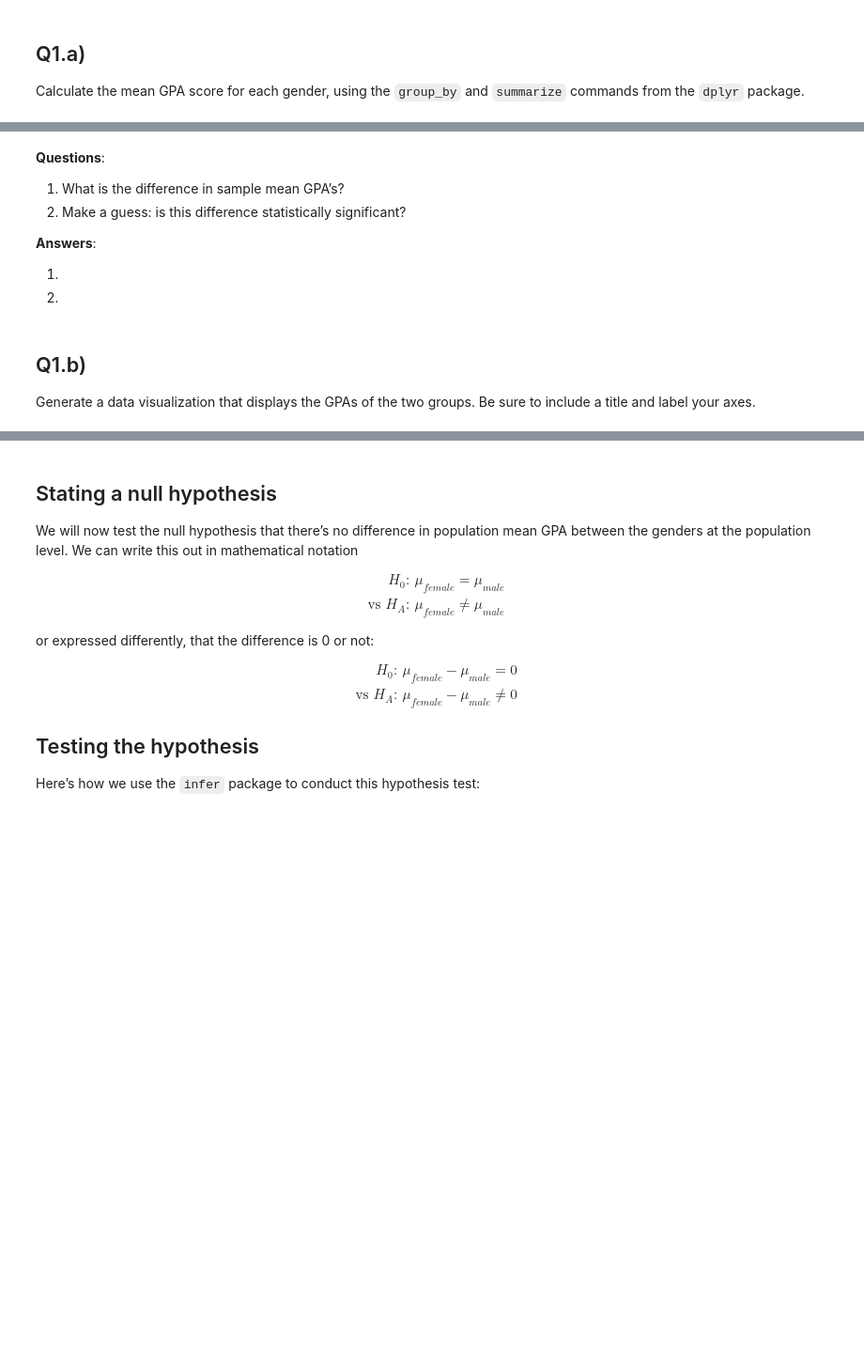
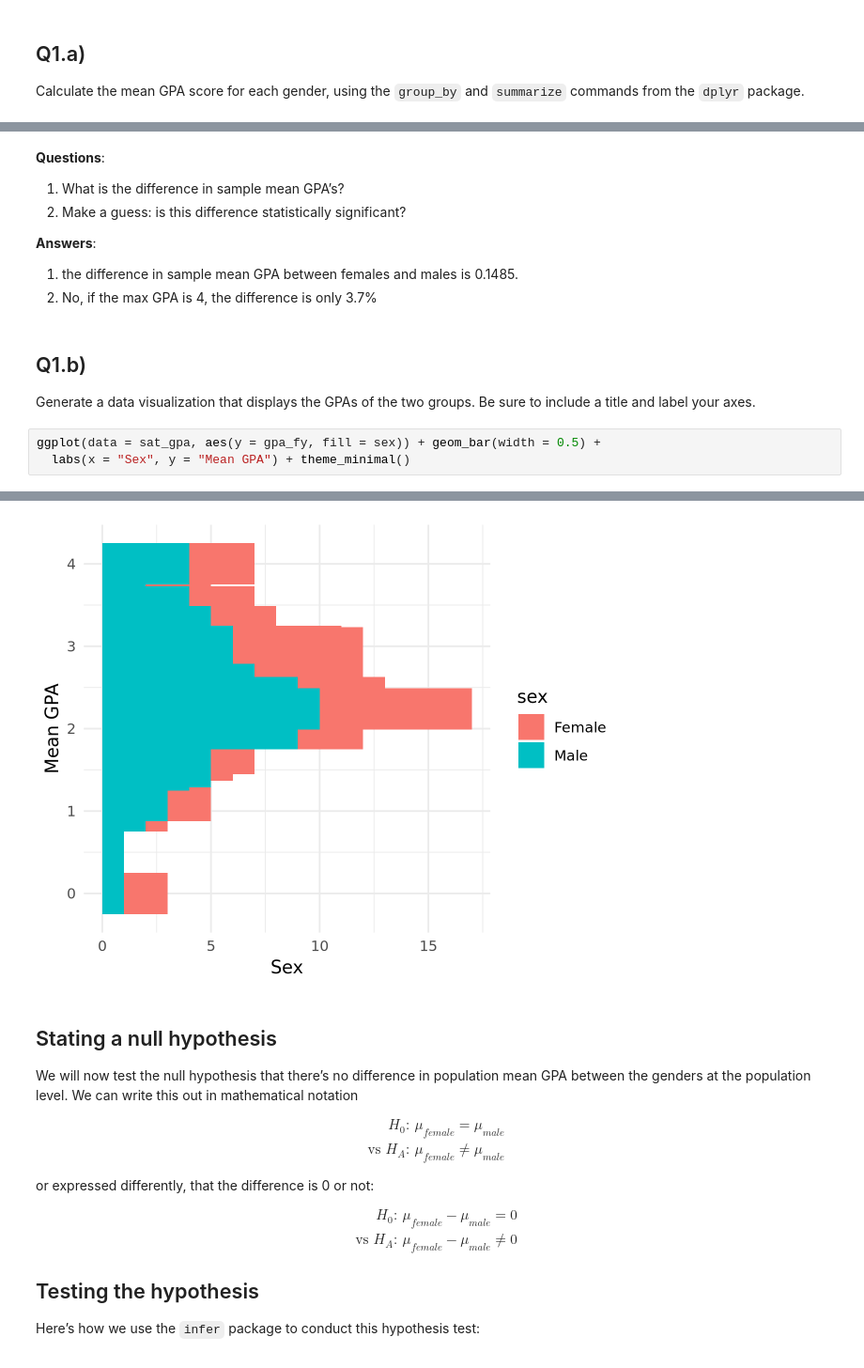
Before and after one commit to UNC-DATA-730/unit-9-assignment-setiadha-unc, a Jupyter notebook: agungsetiadha-assignment9.ipynb, the cells around one changed output, grey strips where cells are left out. Shown at 94% size. Saved outputs shown, nothing was run; the diff lists cells and outputs as text; blank space fills up the shorter version.

```diff
--- a/agungsetiadha-assignment9.ipynb
+++ b/agungsetiadha-assignment9.ipynb
@@ -76,10 +87,14 @@ Calculate the mean GPA score for each gender, using the `group_by` and
 
 **Answers**:
 
-1.
-2.
+1. the difference in sample mean GPA between females and males is 0.1485.
+2. No, if the max GPA is 4, the difference is only 3.7%
 # %% [markdown]
 ## Q1.b)
 
 Generate a data visualization that displays the GPAs of the two groups.
 Be sure to include a title and label your axes.
+# %%
+ggplot(data = sat_gpa, aes(y = gpa_fy, fill = sex)) + geom_bar(width = 0.5) +
+  labs(x = "Sex", y = "Mean GPA") + theme_minimal()
+# %% [output]
@@ -86,3 +103,4 @@ Be sure to include a title and label your axes.
+[figure, added]
 # %% [markdown]
 ## Stating a null hypothesis
 
```
Also changed, not shown: parts of 2 cells of this notebook.
